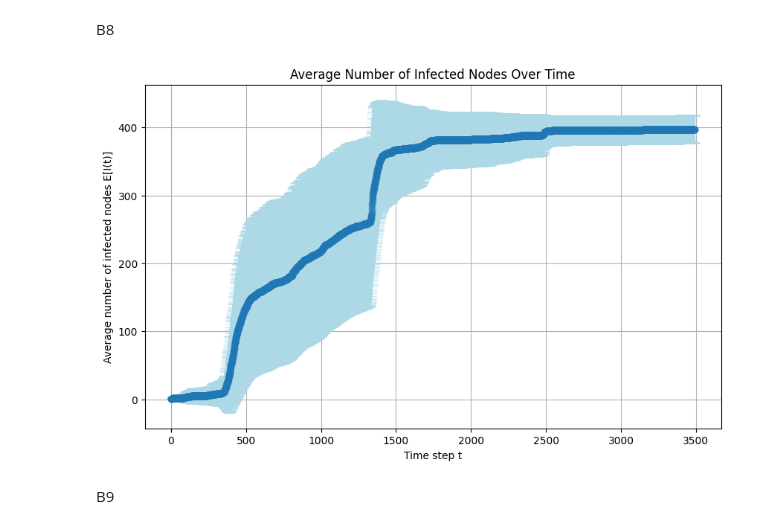
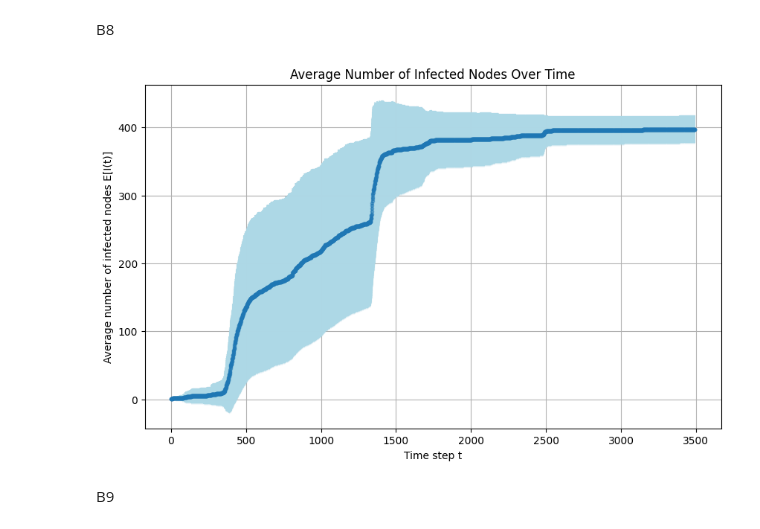
Before and after one commit to Tim-Albers/ComplexNetworks, a Jupyter notebook: Notebooks/Tim_Notebook.ipynb, the cells around one changed output. Cells and saved outputs as stored; diff of their text form; code cells hidden in the pictures.

```diff
--- a/Notebooks/Tim_Notebook.ipynb
+++ b/Notebooks/Tim_Notebook.ipynb
@@ -226,14 +226,14 @@ Var_I_t = np.std(all_I_t, axis=0)
 # %%
 # Plot the results
 plt.figure(figsize=(10, 6))
-plt.errorbar(range(T + 1), E_I_t, yerr=Var_I_t, fmt='-o', ecolor='lightblue', alpha=0.5, capsize=5)
+plt.errorbar(range(T + 1), E_I_t, yerr=Var_I_t, fmt='.-', ecolor='lightblue', alpha=0.5, capsize=0.1)
 plt.xlabel('Time step t')
 plt.ylabel('Average number of infected nodes E[I(t)]')
 plt.title('Average Number of Infected Nodes Over Time')
 plt.grid(True)
 plt.show()
 # %% [output]
-[figure, old version]
+[figure, new version]
 # %% [markdown]
 B9
 # %%
```
Also changed, not shown: parts of 1 cell of this notebook.
